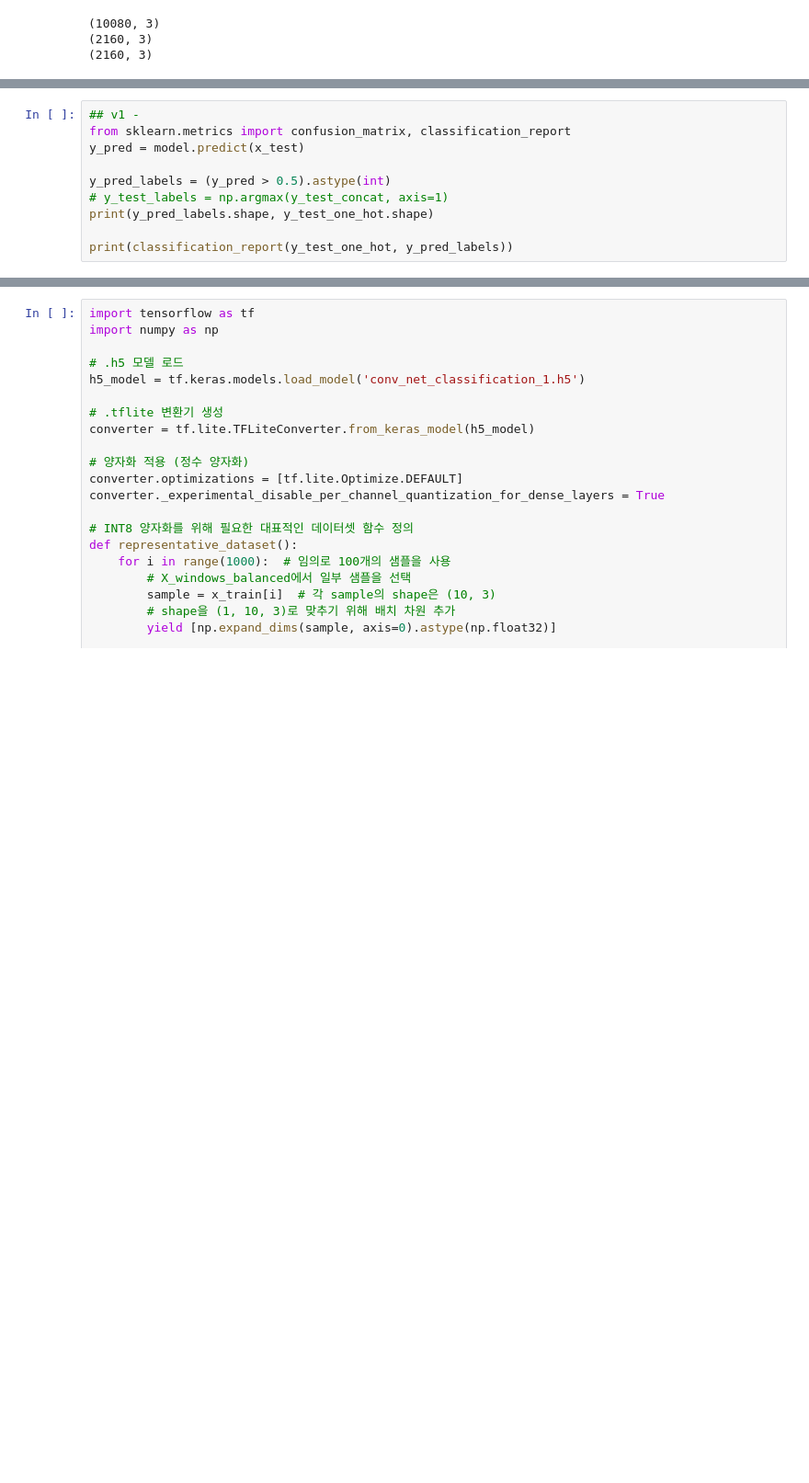
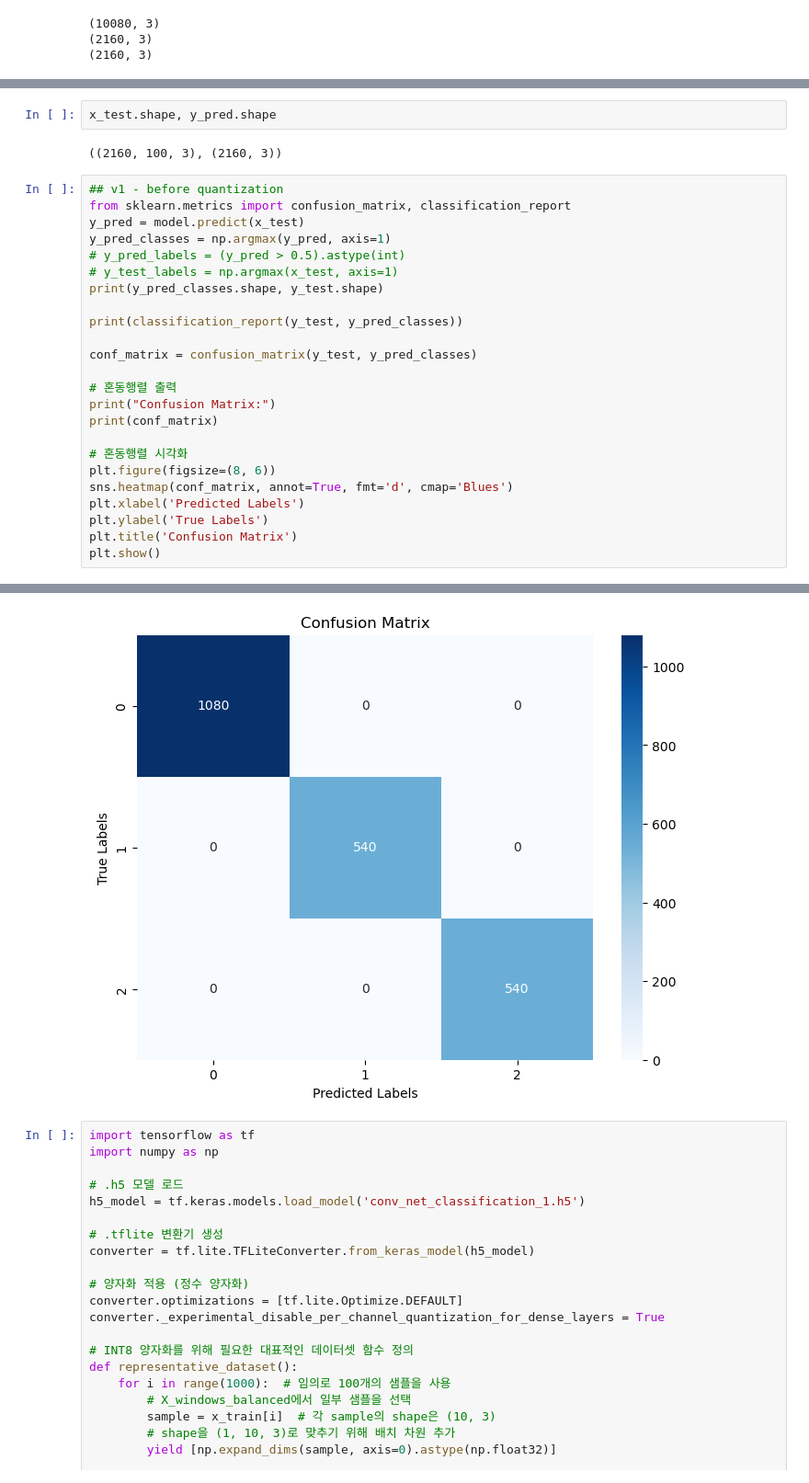
Before and after one commit to pnucse-capstone-2024/Capstone-2024-team-46, a Jupyter notebook: 1dcnn_new_data.ipynb, the cells around one changed output, grey strips where cells are left out. Shown at 92% size. Cells and saved outputs as stored; diff of their text form; blank space fills up the shorter version.

```diff
--- a/1dcnn_new_data.ipynb
+++ b/1dcnn_new_data.ipynb
@@ -841,13 +841,31 @@ Epoch 20/20
 68/68 ━━━━━━━━━━━━━━━━━━━━ 0s 3ms/step
 WARNING:absl:You are saving your model as an HDF5 file via `model.save()` or `keras.saving.save_model(model)`. This file format is considered legacy. We recommend using instead the native Keras format ...
+# %%
+x_test.shape, y_pred.shape
+# %% [output]
+((2160, 100, 3), (2160, 3))
 # %%
-## v1 -
+## v1 - before quantization
 from sklearn.metrics import confusion_matrix, classification_report
 y_pred = model.predict(x_test)
+y_pred_classes = np.argmax(y_pred, axis=1)
+# y_pred_labels = (y_pred > 0.5).astype(int)
+# y_test_labels = np.argmax(x_test, axis=1)
+print(y_pred_classes.shape, y_test.shape)
 
-y_pred_labels = (y_pred > 0.5).astype(int)
-# y_test_labels = np.argmax(y_test_concat, axis=1)
-print(y_pred_labels.shape, y_test_one_hot.shape)
+print(classification_report(y_test, y_pred_classes))
 
-print(classification_report(y_test_one_hot, y_pred_labels))
+conf_matrix = confusion_matrix(y_test, y_pred_classes)
+
+# 혼동행렬 출력
+print("Confusion Matrix:")
+print(conf_matrix)
+
+# 혼동행렬 시각화
+plt.figure(figsize=(8, 6))
+sns.heatmap(conf_matrix, annot=True, fmt='d', cmap='Blues')
+plt.xlabel('Predicted Labels')
+plt.ylabel('True Labels')
+plt.title('Confusion Matrix')
+plt.show()
 # %% [output]
@@ -866,3 +888,4 @@ weighted avg       1.00      1.00      1.00      2160
+[figure, added]
 # %%
 import tensorflow as tf
 import numpy as np
```
Also changed, not shown: parts of 7 cells of this notebook, 1 other file.
